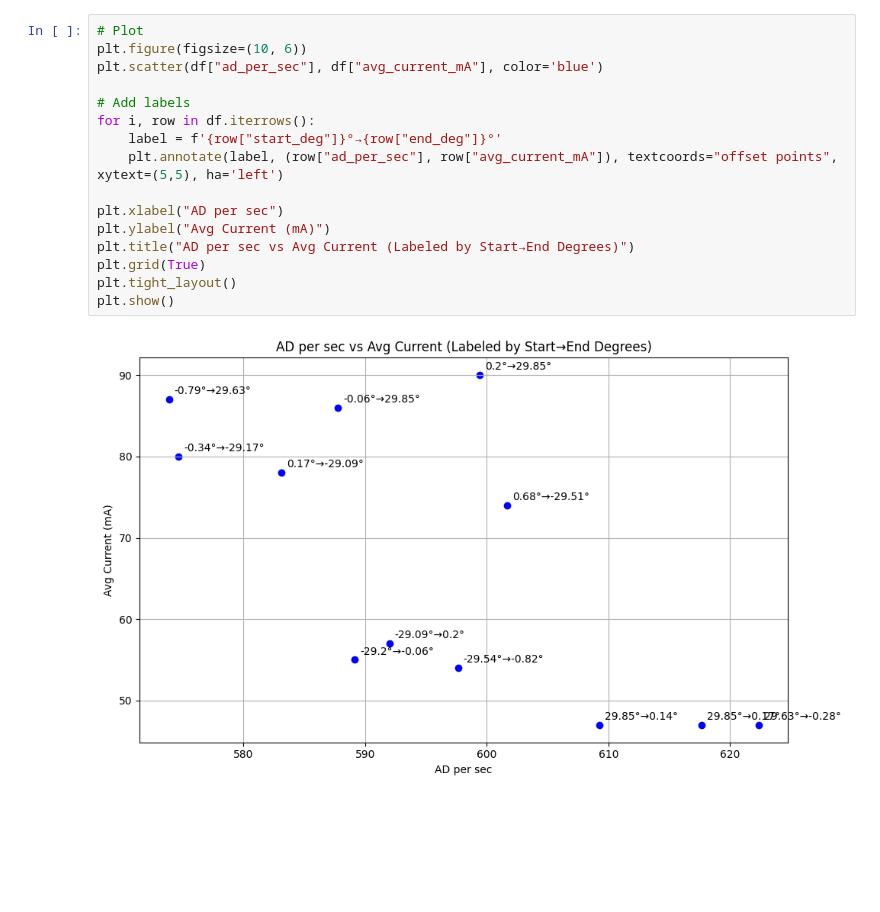
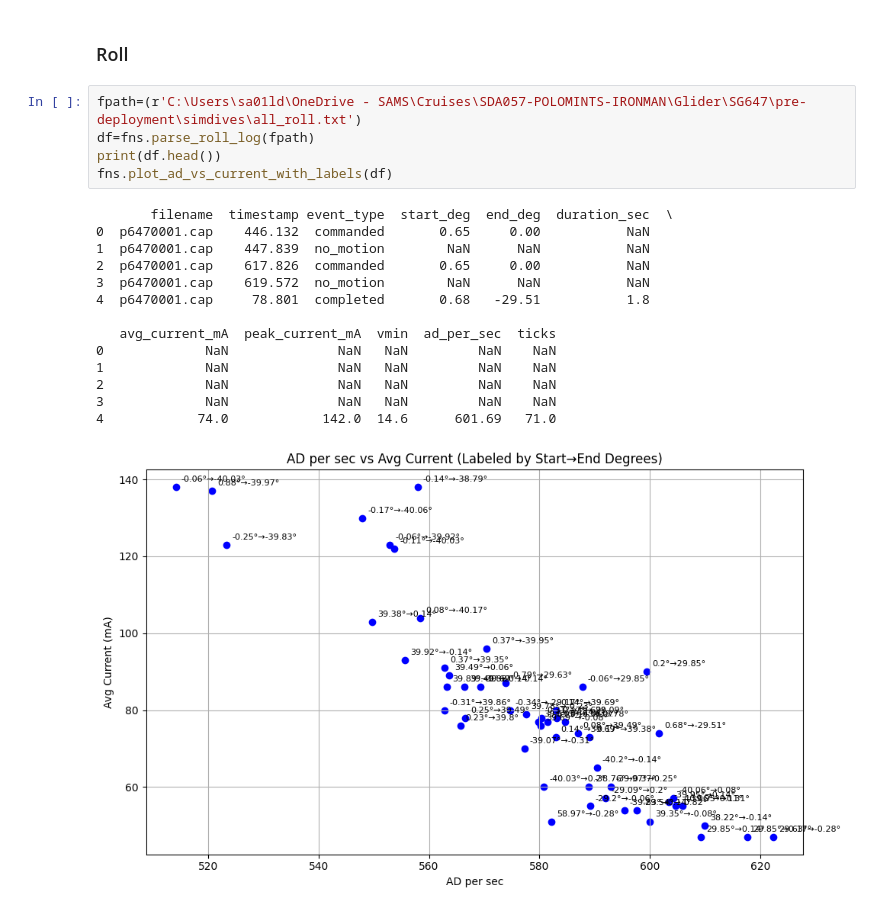
Before and after one commit to LewisDrysdale/ocean-data-toolbox, a Jupyter notebook: Glider-scripts/Read_sim_dives.ipynb, the cells around one changed output. Cells and saved outputs as stored; diff of their text form; blank space fills up the shorter version.

Commit message:
update plots

```diff
--- a/Glider-scripts/Read_sim_dives.ipynb
+++ b/Glider-scripts/Read_sim_dives.ipynb
@@ -76,18 +30,22 @@ print(df.head())
-# %%
-# Plot
-plt.figure(figsize=(10, 6))
-plt.scatter(df["ad_per_sec"], df["avg_current_mA"], color='blue')
-
-# Add labels
-for i, row in df.iterrows():
-    label = f'{row["start_deg"]}°→{row["end_deg"]}°'
-    plt.annotate(label, (row["ad_per_sec"], row["avg_current_mA"]), textcoords="offset points", xytext=(5,5), ha='left')
-
-plt.xlabel("AD per sec")
-plt.ylabel("Avg Current (mA)")
-plt.title("AD per sec vs Avg Current (Labeled by Start→End Degrees)")
-plt.grid(True)
-plt.tight_layout()
-plt.show()
-# %% [output]
-[figure, removed]
+# %% [markdown]
+### Roll
+# %%
+fpath=(r'C:\Users\sa01ld\OneDrive - SAMS\Cruises\SDA057-POLOMINTS-IRONMAN\Glider\SG647\pre-deployment\simdives\all_roll.txt')
+df=fns.parse_roll_log(fpath)
+print(df.head())
+fns.plot_ad_vs_current_with_labels(df)
+# %% [output]
+       filename  timestamp event_type  start_deg  end_deg  duration_sec  \
+0  p6470001.cap    446.132  commanded       0.65     0.00           NaN
+1  p6470001.cap    447.839  no_motion        NaN      NaN           NaN
+2  p6470001.cap    617.826  commanded       0.65     0.00           NaN
+3  p6470001.cap    619.572  no_motion        NaN      NaN           NaN
+4  p6470001.cap     78.801  completed       0.68   -29.51           1.8
+
+   avg_current_mA  peak_current_mA  vmin  ad_per_sec  ticks
+0             NaN              NaN   NaN         NaN    NaN
+1             NaN              NaN   NaN         NaN    NaN
+2             NaN              NaN   NaN         NaN    NaN
+3             NaN              NaN   NaN         NaN    NaN
+4            74.0            142.0  14.6      601.69   71.0
+[figure, added]
```
Also changed, not shown: parts of 15 cells of this notebook, 1 other file.
